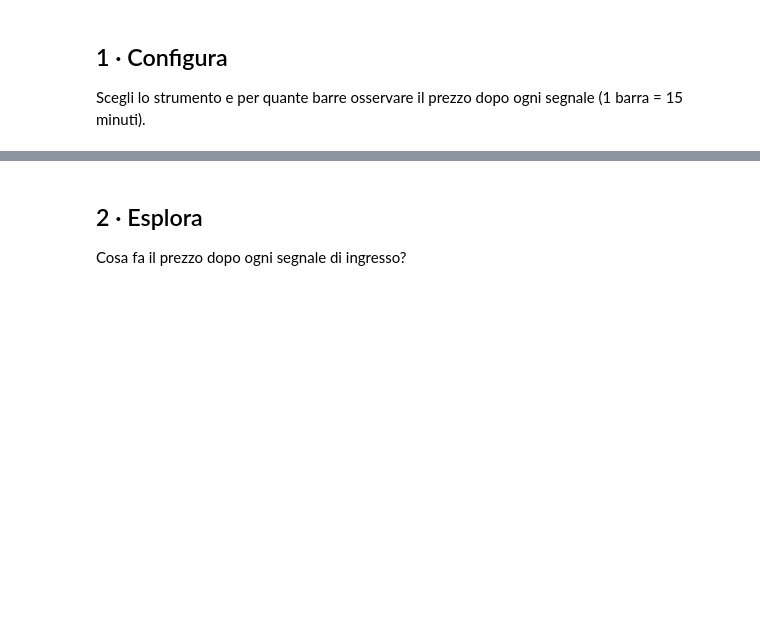
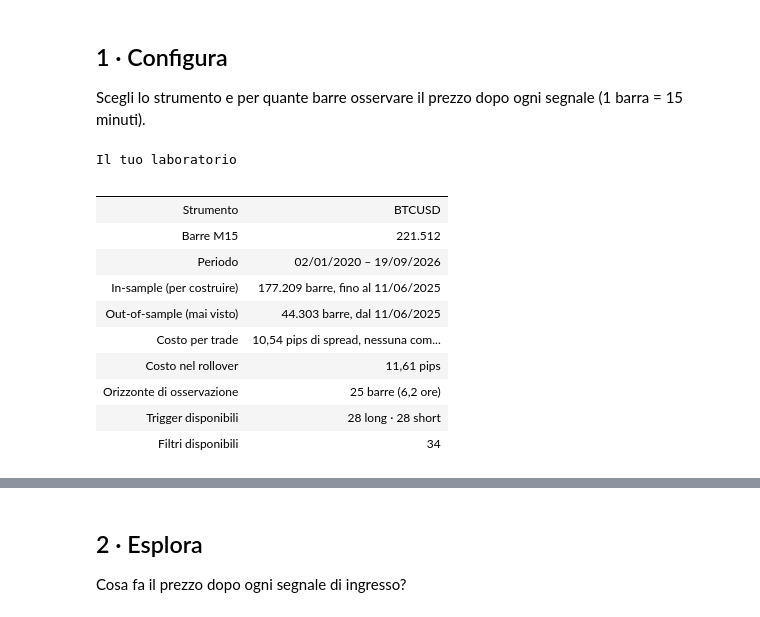
Before and after one commit to matti410/Trading-System-Creator_V4, a Jupyter notebook: Trading_System_Lab.ipynb, the cells around one changed output, grey strips where cells are left out. Drawn from its saved outputs; the diff is of its cells as text; code cells hidden in the pictures; blank space fills up the shorter version.

```diff
--- a/Trading_System_Lab.ipynb
+++ b/Trading_System_Lab.ipynb
@@ -54,7 +56,20 @@ print("Pronto.")
 Scegli lo strumento e per quante barre osservare il prezzo dopo ogni segnale (1 barra = 15 minuti).
 # %%
 #@title 1 · Configura { display-mode: "form" }
-strumento = "EURUSD"  #@param ["EURUSD", "BTCUSD"]
+strumento = "BTCUSD"  #@param ["EURUSD", "BTCUSD"]
 orizzonte = 25  #@param {type:"slider", min:4, max:96, step:1}
 
 s = prepara(strumento, H=orizzonte)
+# %% [output]
+Il tuo laboratorio
+|  |  |
+| Strumento | BTCUSD |
+| Barre M15 | 221.512 |
+| Periodo | 02/01/2020 – 19/09/2026 |
+| In-sample (per costruire) | 177.209 barre, fino al 11/06/2025 |
+| Out-of-sample (mai visto) | 44.303 barre, dal 11/06/2025 |
+| Costo per trade | 10,54 pips di spread, nessuna com... |
+| Costo nel rollover | 11,61 pips |
+| Orizzonte di osservazione | 25 barre (6,2 ore) |
+| Trigger disponibili | 28 long · 28 short |
+| Filtri disponibili | 34 |
```
Also changed, not shown: parts of 5 cells of this notebook.
